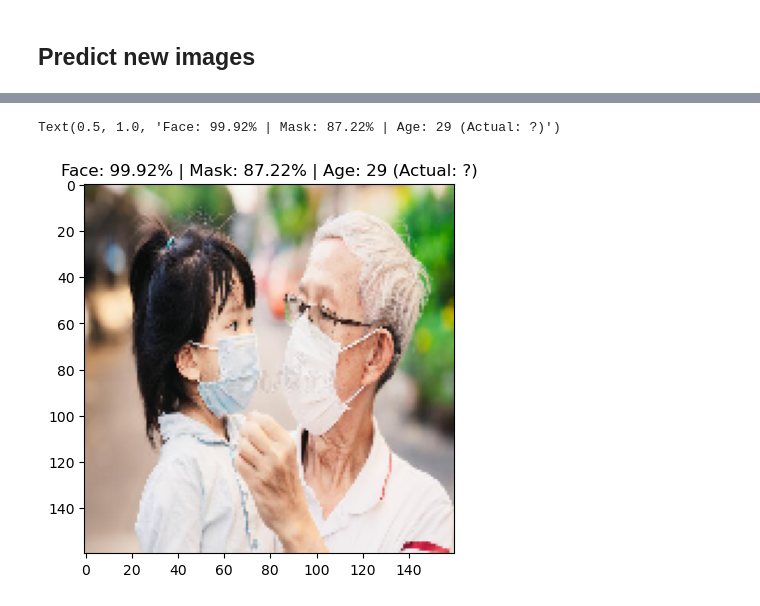
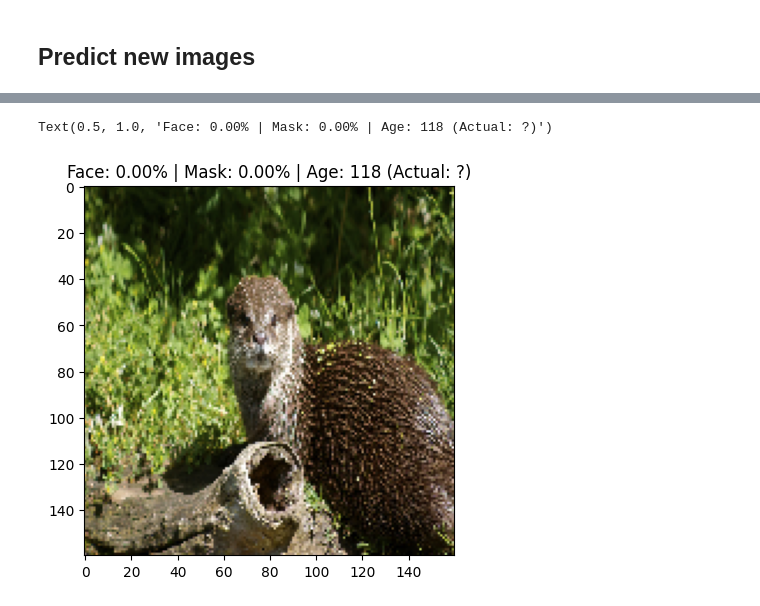
Before and after one commit to kneitmann/dl_faceRecognition, a Jupyter notebook: src/m3/test_mtm_regression.ipynb, the cells around one changed output, grey strips where cells are left out. Cells and saved outputs as stored; diff of their text form; code cells hidden in the pictures.

```diff
--- a/src/m3/test_mtm_regression.ipynb
+++ b/src/m3/test_mtm_regression.ipynb
@@ -9,7 +9,7 @@ from loadData import createDataset, createDataframe
 import matplotlib.pyplot as plt
 import pandas as pd
 # %%
-model_path = '../../log/saved_models/mtm_regression_cascade/'
+model_path = '../../log/saved_models/mtm_regression_cascade4/'
 test_dir = '../../data/m3/test'
 batch_size = 32
 image_height = 160
@@ -107,7 +107,7 @@ print(df_combined)
 ## Predict new images
 # %%
 # Getting the image path for image to predict
-img_path = '../../data/m3/extras/grandpa-spoke-her-grandchild-to-understand-how-to-wear-face-mask-to-help-prevent-spread-coronavirus-pm-her-niece-206560702.jpg'
+img_path = '../../data/m3/training/noFace/0_0_-1_613389.jpg'
 img_path_split = img_path.split('/')
 img_name = img_path_split[len(img_path_split)-1]
 img_name_split = img_name.split('_')
@@ -131,2 +131,2 @@ plt.title("Face: {:.2f}% | Mask: {:.2f}% | Age: {} (Actual: {})".format(face_pre
-Text(0.5, 1.0, 'Face: 99.92% | Mask: 87.22% | Age: 29 (Actual: ?)')
+Text(0.5, 1.0, 'Face: 0.00% | Mask: 0.00% | Age: 118 (Actual: ?)')
-[figure, old version]
+[figure, new version]
```
Also changed, not shown: parts of 3 cells of this notebook, 2 other files.
